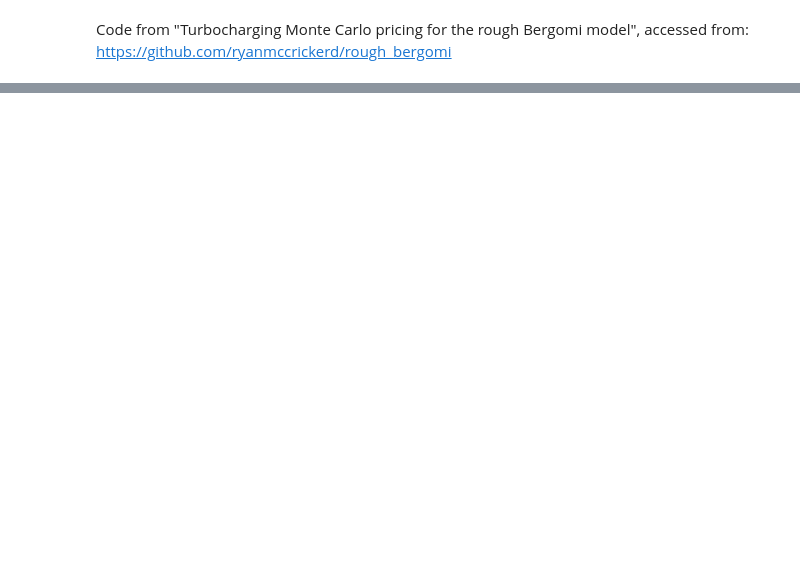
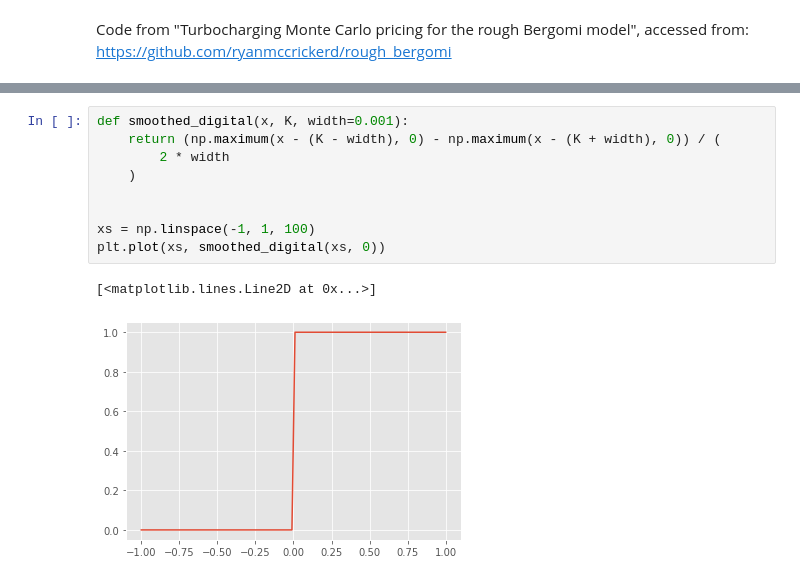
Before and after one commit to chrischia06/neural-network-derivative-pricing, a Jupyter notebook: examples/RoughBergomiDataset.ipynb, the cells around one changed output, grey strips where cells are left out. Drawn from its saved outputs; the diff is of its cells as text; blank space fills up the shorter version.

```diff
--- a/examples/RoughBergomiDataset.ipynb
+++ b/examples/RoughBergomiDataset.ipynb
@@ -261,3 +408,15 @@ X_df.to_csv("datasets/rough_bergomi.csv", index=False)
+# %%
+def smoothed_digital(x, K, width=0.001):
+    return (np.maximum(x - (K - width), 0) - np.maximum(x - (K + width), 0)) / (
+        2 * width
+    )
+
+
+xs = np.linspace(-1, 1, 100)
+plt.plot(xs, smoothed_digital(xs, 0))
+# %% [output]
+[<matplotlib.lines.Line2D at 0x...>]
+[figure, added]
 # %%
 display(X_df)
 # %% [output]
```
Also changed, not shown: parts of 8 cells of this notebook, 44 other files.
